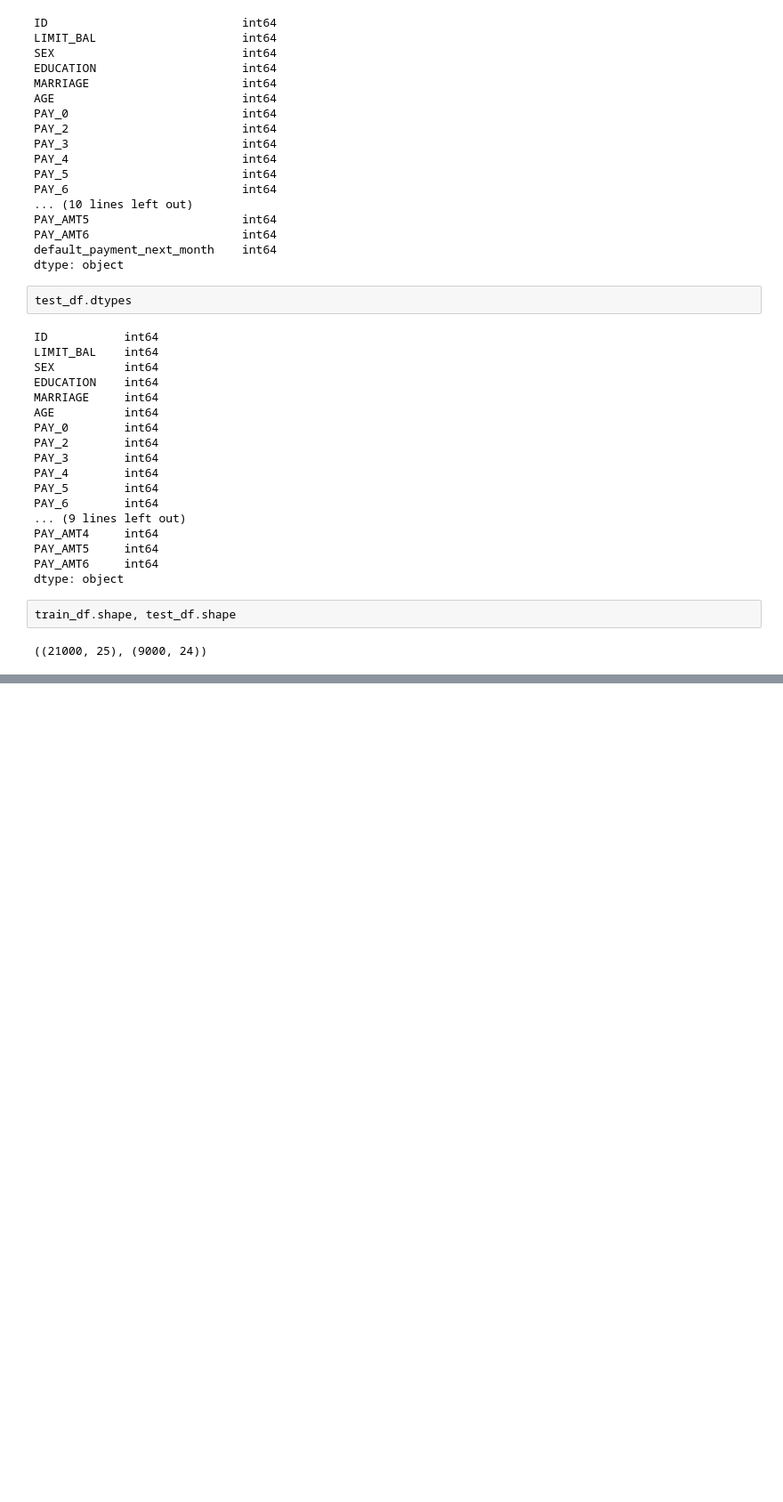
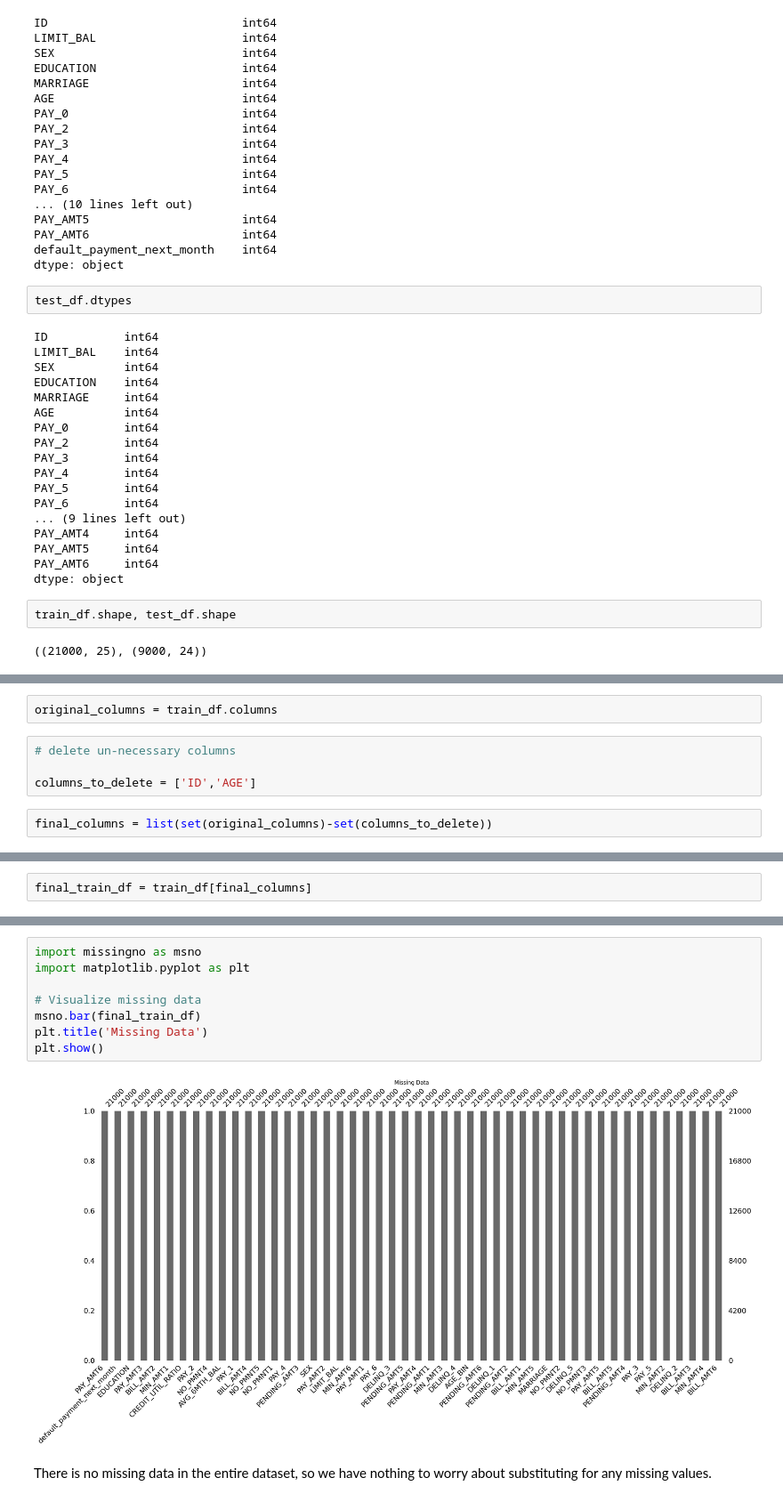
Before and after one commit to DeeeTeeee/machinelearning, a Jupyter notebook: Credit_Card_PredictionModel.ipynb, the cells around one changed output, grey strips where cells are left out. Shown at 89% size. Cells and saved outputs as stored; diff of their text form; blank space fills up the shorter version.

```diff
--- a/Credit_Card_PredictionModel.ipynb
+++ b/Credit_Card_PredictionModel.ipynb
@@ -123,0 +303,8 @@ test_df.head()
+# %%
+original_columns = train_df.columns
+# %%
+# delete un-necessary columns
+
+columns_to_delete = ['ID','AGE']
+# %%
+final_columns = list(set(original_columns)-set(columns_to_delete))
@@ -123,0 +333,2 @@ test_df.head()
+# %%
+final_train_df = train_df[final_columns]
@@ -123,0 +434,12 @@ test_df.head()
+# %%
+import missingno as msno
+import matplotlib.pyplot as plt
+
+# Visualize missing data
+msno.bar(final_train_df)
+plt.title('Missing Data')
+plt.show()
+# %% [output]
+[figure, added]
+# %% [markdown]
+There is no missing data in the entire dataset, so we have nothing to worry about substituting for any missing values.
```
Also changed, not shown: parts of 230 cells of this notebook.
